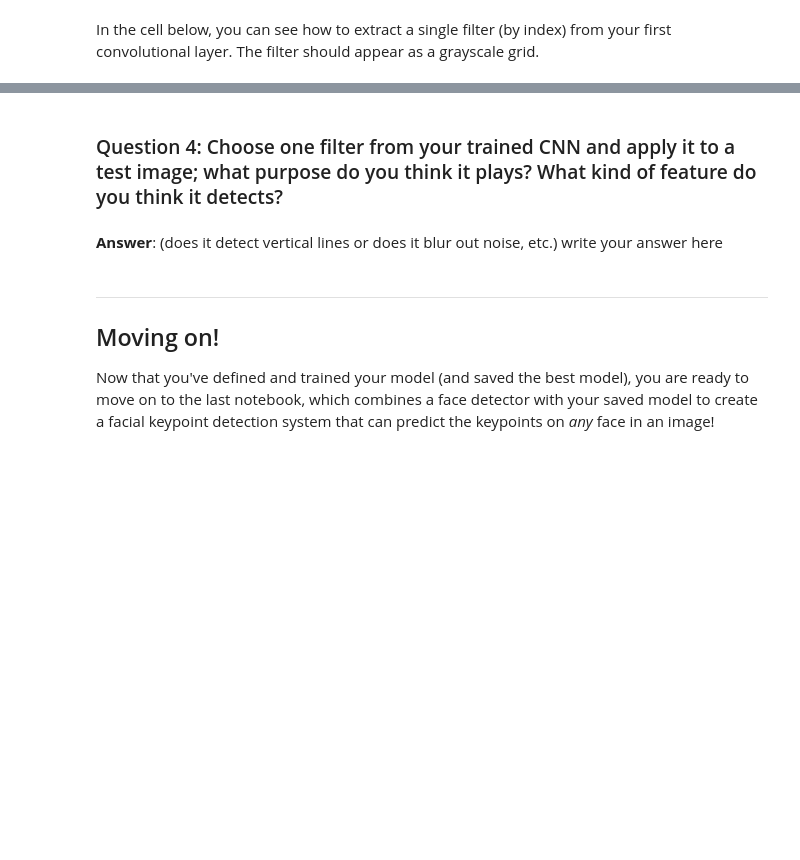
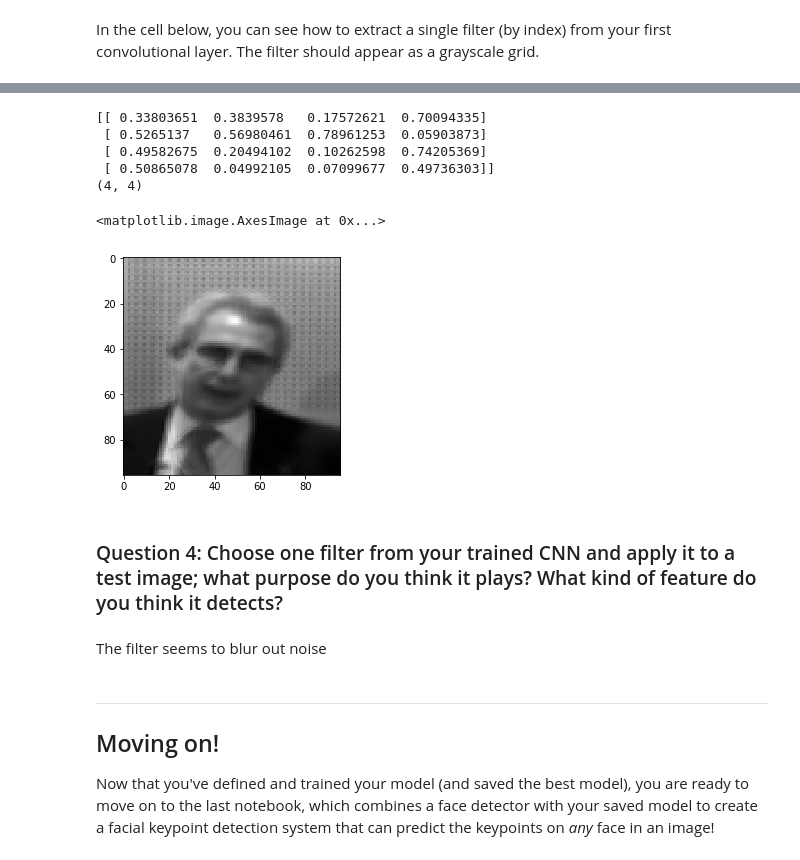
Before and after one commit to vmelan/CVND-udacity, a Jupyter notebook: P1_Facial_Keypoints/2. Define the Network Architecture.ipynb, the cells around one changed output, grey strips where cells are left out. Saved outputs shown, nothing was run; the diff lists cells and outputs as text; code cells hidden in the pictures; blank space fills up the shorter version.

```diff
--- a/P1_Facial_Keypoints/2. Define the Network Architecture.ipynb
+++ b/P1_Facial_Keypoints/2. Define the Network Architecture.ipynb
@@ -638,14 +655,44 @@ Next, choose a test image and filter it with one of the convolutional kernels in
 ### TODO: Filter an image to see the effect of a convolutional kernel
 ---
 # %%
+import cv2
 ##TODO: load in and display any image from the transformed test dataset
 
 ## TODO: Using cv's filter2D function,
 ## apply a specific set of filter weights (like the one displayed above) to the test image
+
+weights1 = net.conv1.weight.data
+
+w = weights1.numpy()
+
+filter_index = 0
+
+print(w[filter_index][0])
+print(w[filter_index][0].shape)
+
+# display the filter weights
+# plt.imshow(w[filter_index][0], cmap='gray')
+
+
+idx_img = 0
+img = np.squeeze(test_images[idx_img].data.numpy())
+
+# plt.imshow(img, cmap="gray")
+
+filtered_img = cv2.filter2D(img, -1, w[filter_index][0])
+plt.imshow(filtered_img, cmap="gray")
+# %% [output]
+[[ 0.33803651  0.3839578   0.17572621  0.70094335]
+ [ 0.5265137   0.56980461  0.78961253  0.05903873]
+ [ 0.49582675  0.20494102  0.10262598  0.74205369]
+ [ 0.50865078  0.04992105  0.07099677  0.49736303]]
+(4, 4)
+<matplotlib.image.AxesImage at 0x...>
+[figure, added]
 # %% [markdown]
 ### Question 4: Choose one filter from your trained CNN and apply it to a test image; what purpose do you think it plays? What kind of feature do you think it detects?
-# %% [markdown]
-**Answer**: (does it detect vertical lines or does it blur out noise, etc.) write your answer here
+# %% [markdown]
+The filter seems to blur out noise
 # %% [markdown]
 ---
 ## Moving on!
```
Also changed, not shown: parts of 10 cells of this notebook.
